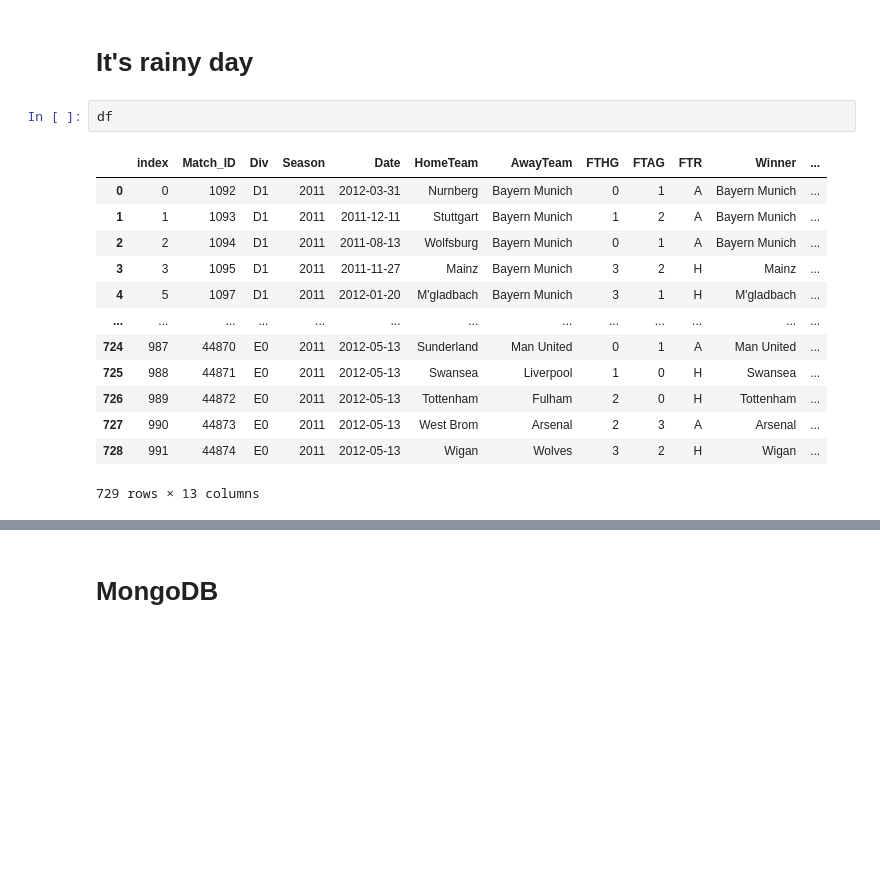
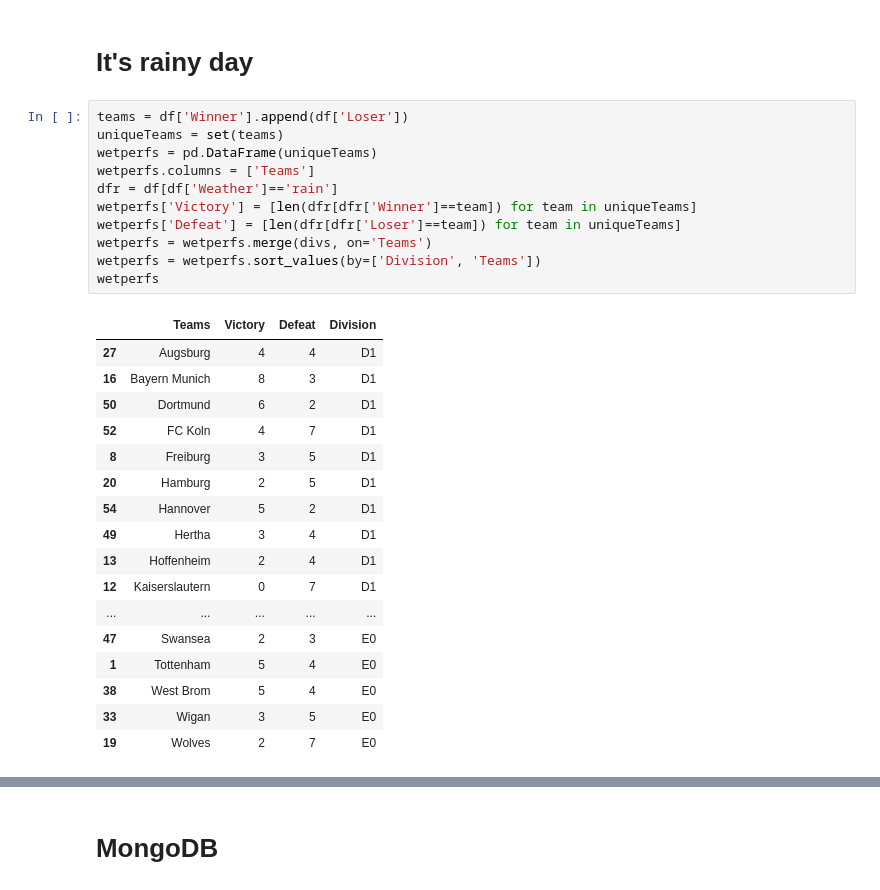
Before and after one commit to aghilissen/FootballAndWeather, a Jupyter notebook: index.ipynb, the cells around one changed output, grey strips where cells are left out. Cells and saved outputs as stored; diff of their text form; blank space fills up the shorter version.

```diff
--- a/index.ipynb
+++ b/index.ipynb
@@ -161,18 +184,31 @@ for i in ['E0','D1','D2']:
 # %% [markdown]
 # It's rainy day
-# %%
-df
-# %% [output]
-|  | index | Match_ID | Div | Season | Date | HomeTeam | AwayTeam | FTHG | FTAG | FTR | Winner | ... |
-| 0 | 0 | 1092 | D1 | 2011 | 2012-03-31 | Nurnberg | Bayern Munich | 0 | 1 | A | Bayern Munich | ... |
-| 1 | 1 | 1093 | D1 | 2011 | 2011-12-11 | Stuttgart | Bayern Munich | 1 | 2 | A | Bayern Munich | ... |
-| 2 | 2 | 1094 | D1 | 2011 | 2011-08-13 | Wolfsburg | Bayern Munich | 0 | 1 | A | Bayern Munich | ... |
-| 3 | 3 | 1095 | D1 | 2011 | 2011-11-27 | Mainz | Bayern Munich | 3 | 2 | H | Mainz | ... |
-| 4 | 5 | 1097 | D1 | 2011 | 2012-01-20 | M'gladbach | Bayern Munich | 3 | 1 | H | M'gladbach | ... |
-| ... | ... | ... | ... | ... | ... | ... | ... | ... | ... | ... | ... | ... |
-| 724 | 987 | 44870 | E0 | 2011 | 2012-05-13 | Sunderland | Man United | 0 | 1 | A | Man United | ... |
-| 725 | 988 | 44871 | E0 | 2011 | 2012-05-13 | Swansea | Liverpool | 1 | 0 | H | Swansea | ... |
-| 726 | 989 | 44872 | E0 | 2011 | 2012-05-13 | Tottenham | Fulham | 2 | 0 | H | Tottenham | ... |
-| 727 | 990 | 44873 | E0 | 2011 | 2012-05-13 | West Brom | Arsenal | 2 | 3 | A | Arsenal | ... |
-| 728 | 991 | 44874 | E0 | 2011 | 2012-05-13 | Wigan | Wolves | 3 | 2 | H | Wigan | ... |
-729 rows × 13 columns
+# %%
+teams = df['Winner'].append(df['Loser'])
+uniqueTeams = set(teams)
+wetperfs = pd.DataFrame(uniqueTeams)
+wetperfs.columns = ['Teams']
+dfr = df[df['Weather']=='rain']
+wetperfs['Victory'] = [len(dfr[dfr['Winner']==team]) for team in uniqueTeams]
+wetperfs['Defeat'] = [len(dfr[dfr['Loser']==team]) for team in uniqueTeams]
+wetperfs = wetperfs.merge(divs, on='Teams')
+wetperfs = wetperfs.sort_values(by=['Division', 'Teams'])
+wetperfs
+# %% [output]
+|  | Teams | Victory | Defeat | Division |
+| 27 | Augsburg | 4 | 4 | D1 |
+| 16 | Bayern Munich | 8 | 3 | D1 |
+| 50 | Dortmund | 6 | 2 | D1 |
+| 52 | FC Koln | 4 | 7 | D1 |
+| 8 | Freiburg | 3 | 5 | D1 |
+| 20 | Hamburg | 2 | 5 | D1 |
+| 54 | Hannover | 5 | 2 | D1 |
+| 49 | Hertha | 3 | 4 | D1 |
+| 13 | Hoffenheim | 2 | 4 | D1 |
+| 12 | Kaiserslautern | 0 | 7 | D1 |
+| ... | ... | ... | ... | ... |
+| 47 | Swansea | 2 | 3 | E0 |
+| 1 | Tottenham | 5 | 4 | E0 |
+| 38 | West Brom | 5 | 4 | E0 |
+| 33 | Wigan | 3 | 5 | E0 |
+| 19 | Wolves | 2 | 7 | E0 |
```
Also changed, not shown: parts of 15 cells of this notebook, 7 other files.
